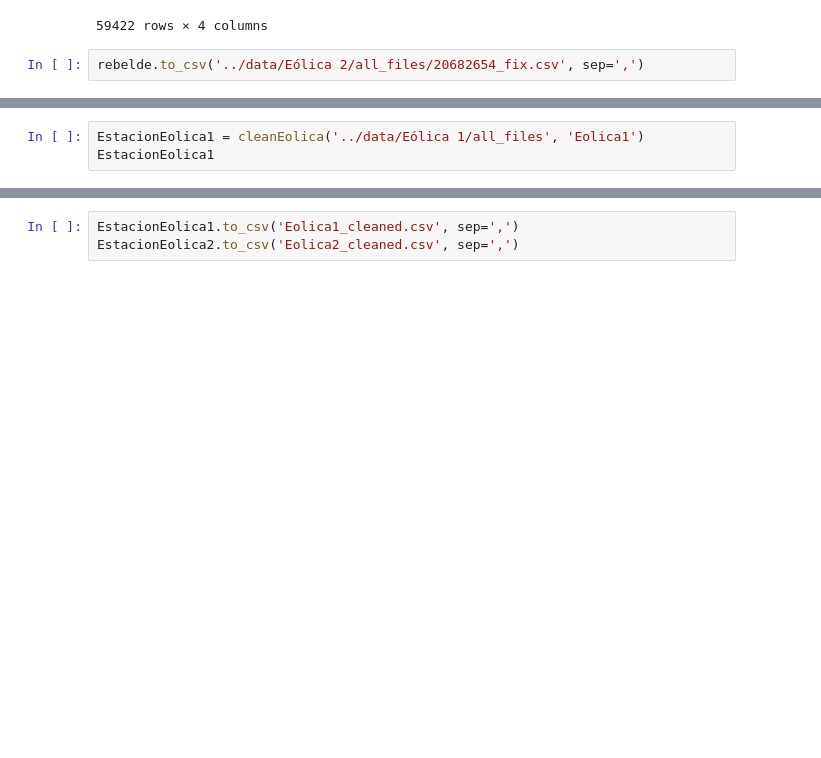
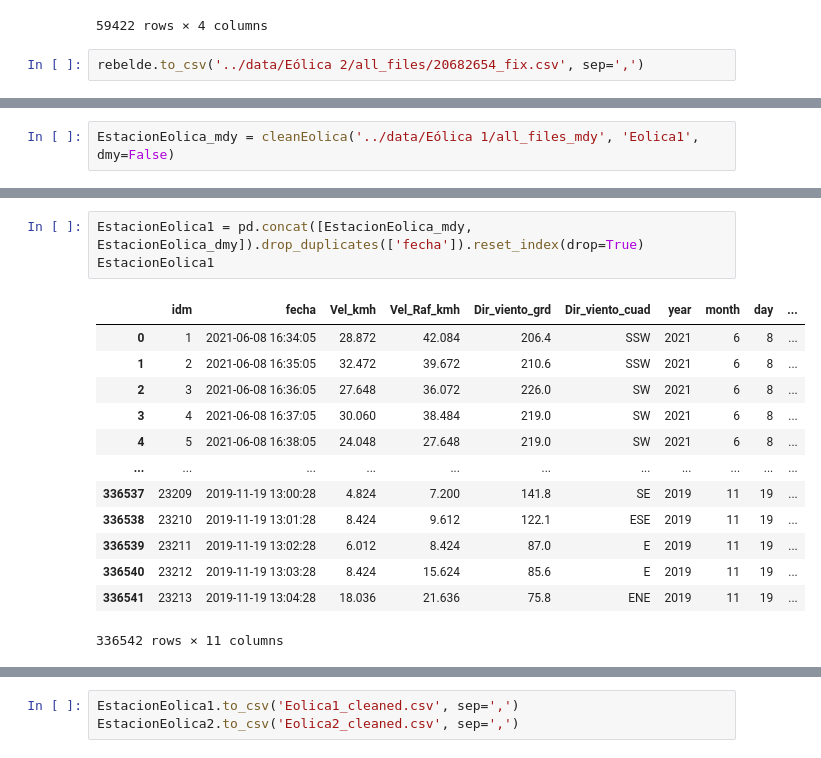
Before and after one commit to ctalamilla/tacatacaMeteo, a Jupyter notebook: Notebooks/EDA.ipynb, the cells around one changed output, grey strips where cells are left out. Saved outputs shown, nothing was run; the diff lists cells and outputs as text; blank space fills up the shorter version.

```diff
--- a/Notebooks/EDA.ipynb
+++ b/Notebooks/EDA.ipynb
@@ -140,3 +154,2 @@ def cleanEolica(path, estacion):
 # %%
-EstacionEolica1 = cleanEolica('../data/Eólica 1/all_files', 'Eolica1')
-EstacionEolica1
+EstacionEolica_mdy = cleanEolica('../data/Eólica 1/all_files_mdy', 'Eolica1', dmy=False)
@@ -156,0 +172,17 @@ EstacionEolica1
+# %%
+EstacionEolica1 = pd.concat([EstacionEolica_mdy, EstacionEolica_dmy]).drop_duplicates(['fecha']).reset_index(drop=True)
+EstacionEolica1
+# %% [output]
+|  | idm | fecha | Vel_kmh | Vel_Raf_kmh | Dir_viento_grd | Dir_viento_cuad | year | month | day | ... |
+| 0 | 1 | 2021-06-08 16:34:05 | 28.872 | 42.084 | 206.4 | SSW | 2021 | 6 | 8 | ... |
+| 1 | 2 | 2021-06-08 16:35:05 | 32.472 | 39.672 | 210.6 | SSW | 2021 | 6 | 8 | ... |
+| 2 | 3 | 2021-06-08 16:36:05 | 27.648 | 36.072 | 226.0 | SW | 2021 | 6 | 8 | ... |
+| 3 | 4 | 2021-06-08 16:37:05 | 30.060 | 38.484 | 219.0 | SW | 2021 | 6 | 8 | ... |
+| 4 | 5 | 2021-06-08 16:38:05 | 24.048 | 27.648 | 219.0 | SW | 2021 | 6 | 8 | ... |
+| ... | ... | ... | ... | ... | ... | ... | ... | ... | ... | ... |
+| 336537 | 23209 | 2019-11-19 13:00:28 | 4.824 | 7.200 | 141.8 | SE | 2019 | 11 | 19 | ... |
+| 336538 | 23210 | 2019-11-19 13:01:28 | 8.424 | 9.612 | 122.1 | ESE | 2019 | 11 | 19 | ... |
+| 336539 | 23211 | 2019-11-19 13:02:28 | 6.012 | 8.424 | 87.0 | E | 2019 | 11 | 19 | ... |
+| 336540 | 23212 | 2019-11-19 13:03:28 | 8.424 | 15.624 | 85.6 | E | 2019 | 11 | 19 | ... |
+| 336541 | 23213 | 2019-11-19 13:04:28 | 18.036 | 21.636 | 75.8 | ENE | 2019 | 11 | 19 | ... |
+336542 rows × 11 columns
```
Also changed, not shown: parts of 27 cells of this notebook, 51 other files.
